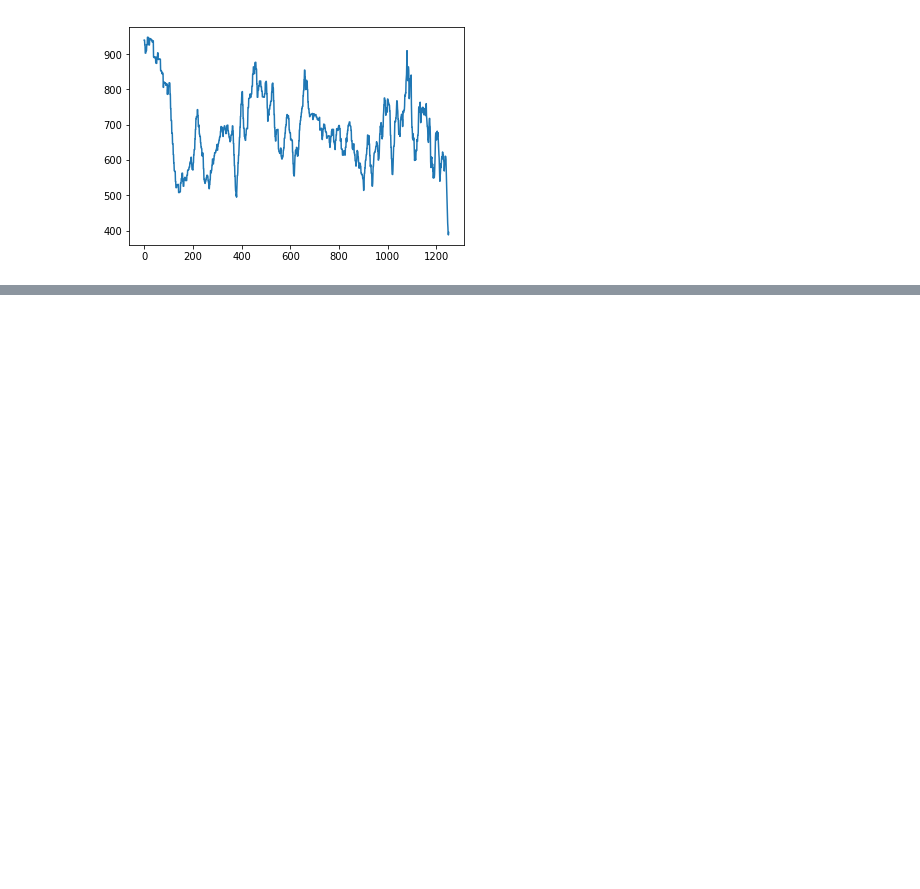
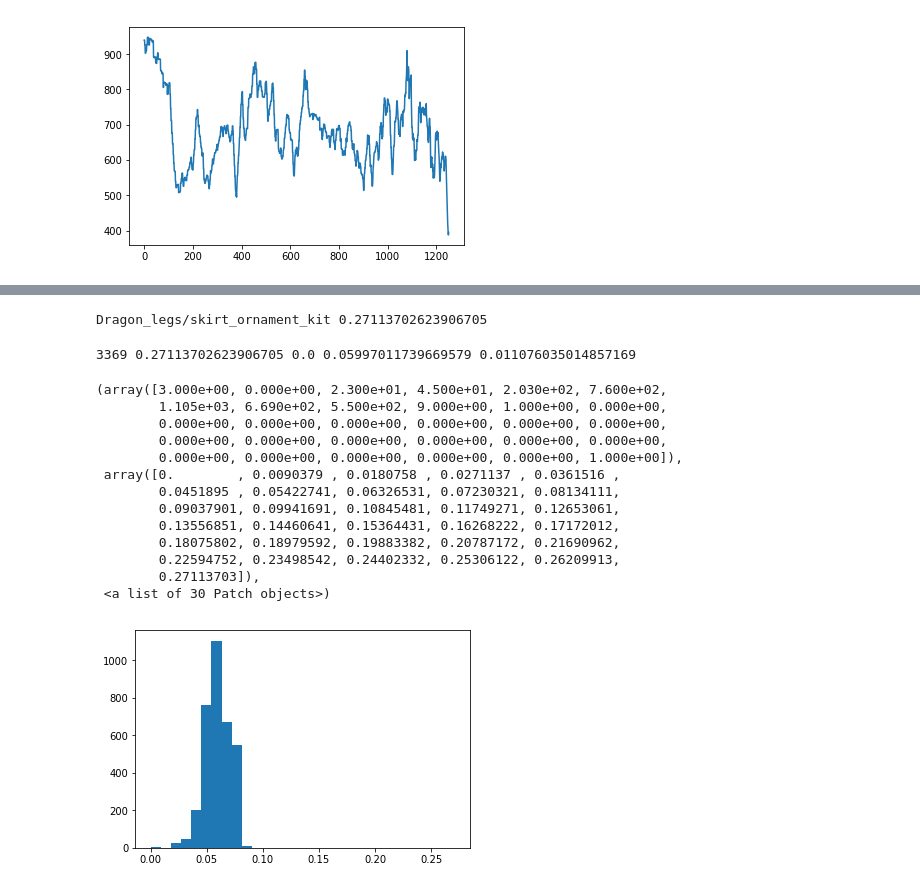
Before and after one commit to rmmartin02/OSRS_Research, a Jupyter notebook: DataPreProcessing.ipynb, the cells around one changed output, grey strips where cells are left out. Cells and saved outputs as stored; diff of their text form; code cells hidden in the pictures; blank space fills up the shorter version.

Commit message:
Something wrong with interpolating prices

```diff
--- a/DataPreProcessing.ipynb
+++ b/DataPreProcessing.ipynb
@@ -186,3 +187,16 @@ plt.plot(prices)
 plt.show()
 # %% [output]
 [figure]
+# %%
+# Find missing dates
+item = 'Dragon_legs/skirt_ornament_kit'
+dates = [a[0] for a in itemPrices[item]]
+day = 86400
+hour = 3600
+missing = 0
+for i in range(len(dates)-1):
+    diff = dates[i+1]-dates[i]
+    if diff<23*hour or diff>25*hour:
+        print(i,diff/hour,datetime.utcfromtimestamp(dates[i]).strftime('%Y-%m-%d %H:%M:%S'))
+        missing += int(diff/day)-1
+print(missing/len(itemPrices[item]))
@@ -188,0 +221,41 @@ plt.show()
+# %%
+# Find missing dates
+total = []
+for item in itemPrices:
+    if len(itemPrices[item])>0:
+        dates = [a[0] for a in itemPrices[item]]
+        day = 86400
+        hour = 3600
+        missing = 0
+        for i in range(len(dates)-1):
+            diff = dates[i+1]-dates[i]
+            if diff<23*hour or diff>25*hour:
+                #print(i,diff/hour,datetime.utcfromtimestamp(dates[i]).strftime('%Y-%m-%d %H:%M:%S'))
+                missing += int(diff/day)-1
+        missRate = missing/len(itemPrices[item])
+        total.append(missRate)
+        if missing/len(itemPrices[item])>.1:
+            print(item,missRate)
+# %% [output]
+Dragon_legs/skirt_ornament_kit 0.27113702623906705
+# %%
+print(len(total),max(total),min(total),np.mean(total),np.std(total))
+# %% [output]
+3369 0.27113702623906705 0.0 0.05997011739669579 0.011076035014857169
+# %%
+plt.hist(total,30)
+# %% [output]
+(array([3.000e+00, 0.000e+00, 2.300e+01, 4.500e+01, 2.030e+02, 7.600e+02,
+        1.105e+03, 6.690e+02, 5.500e+02, 9.000e+00, 1.000e+00, 0.000e+00,
+        0.000e+00, 0.000e+00, 0.000e+00, 0.000e+00, 0.000e+00, 0.000e+00,
+        0.000e+00, 0.000e+00, 0.000e+00, 0.000e+00, 0.000e+00, 0.000e+00,
+        0.000e+00, 0.000e+00, 0.000e+00, 0.000e+00, 0.000e+00, 1.000e+00]),
+ array([0.        , 0.0090379 , 0.0180758 , 0.0271137 , 0.0361516 ,
+        0.0451895 , 0.05422741, 0.06326531, 0.07230321, 0.08134111,
+        0.09037901, 0.09941691, 0.10845481, 0.11749271, 0.12653061,
+        0.13556851, 0.14460641, 0.15364431, 0.16268222, 0.17172012,
+        0.18075802, 0.18979592, 0.19883382, 0.20787172, 0.21690962,
+        0.22594752, 0.23498542, 0.24402332, 0.25306122, 0.26209913,
+        0.27113703]),
+ <a list of 30 Patch objects>)
+[figure, added]
```
Also changed, not shown: parts of 16 cells of this notebook.
